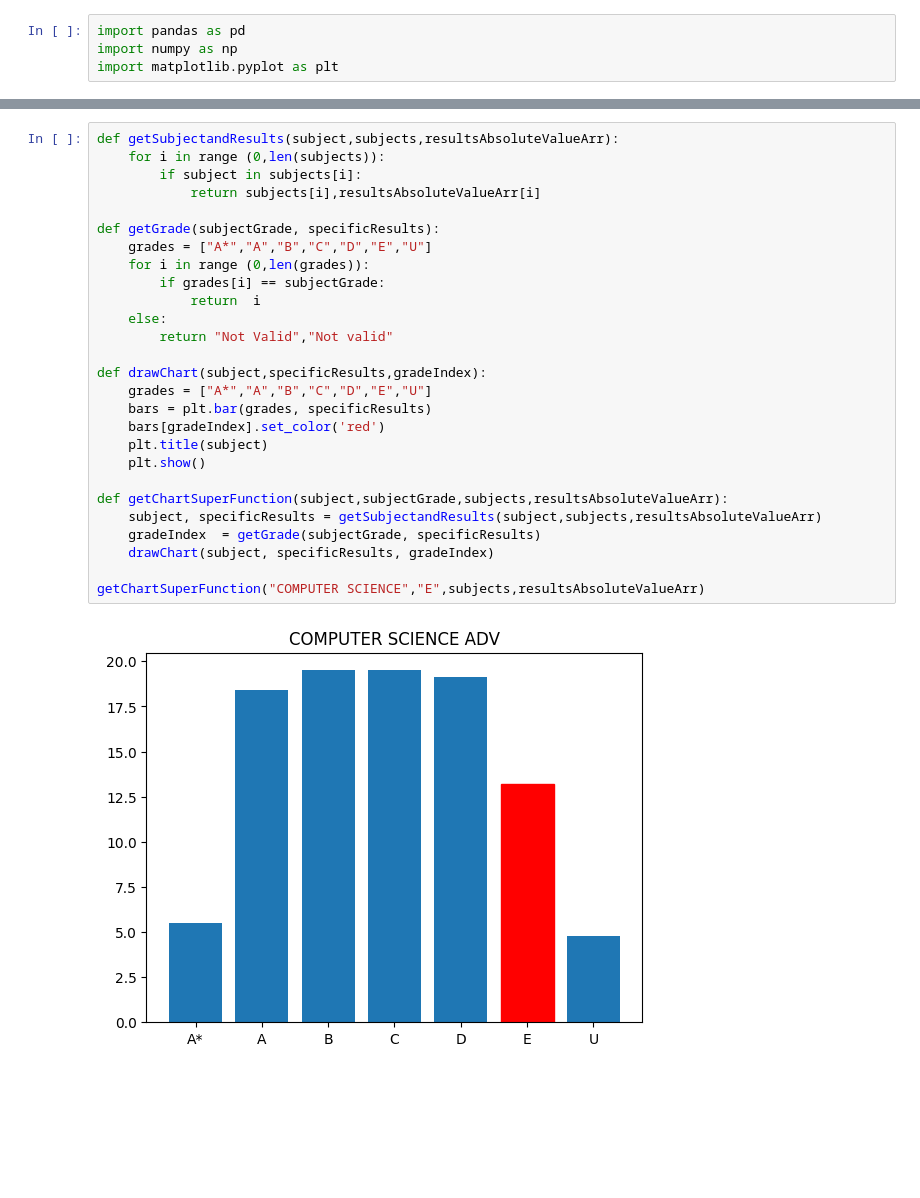
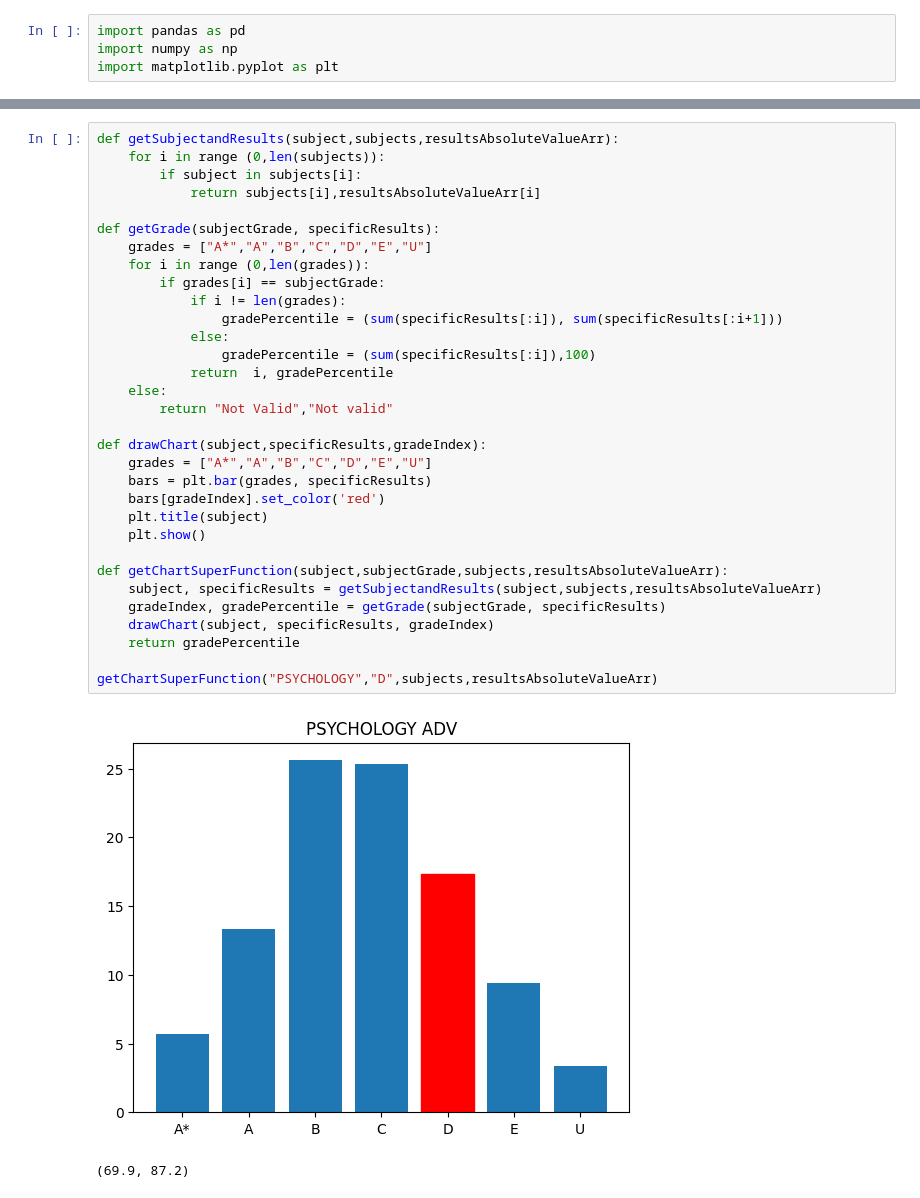
Before and after one commit to sad-sys/SadiqWork, a Jupyter notebook: sizeUPProduction.ipynb, the cells around one changed output, grey strips where cells are left out. Drawn from its saved outputs; the diff is of its cells as text; blank space fills up the shorter version.

Commit message:
Added grade percentile function, so people can tell where they are based on the grade

```diff
--- a/sizeUPProduction.ipynb
+++ b/sizeUPProduction.ipynb
@@ -108,29 +108,35 @@ resultsAbsoluteValueArr
 # %%
 def getSubjectandResults(subject,subjects,resultsAbsoluteValueArr):
     for i in range (0,len(subjects)):
         if subject in subjects[i]:
             return subjects[i],resultsAbsoluteValueArr[i]
 
 def getGrade(subjectGrade, specificResults):
     grades = ["A*","A","B","C","D","E","U"]
     for i in range (0,len(grades)):
         if grades[i] == subjectGrade:
-            return  i
+            if i != len(grades):
+                gradePercentile = (sum(specificResults[:i]), sum(specificResults[:i+1]))
+            else:
+                gradePercentile = (sum(specificResults[:i]),100)
+            return  i, gradePercentile
     else:
         return "Not Valid","Not valid"
 
 def drawChart(subject,specificResults,gradeIndex):
     grades = ["A*","A","B","C","D","E","U"]
     bars = plt.bar(grades, specificResults)
     bars[gradeIndex].set_color('red')
     plt.title(subject)
     plt.show()
 
 def getChartSuperFunction(subject,subjectGrade,subjects,resultsAbsoluteValueArr):
     subject, specificResults = getSubjectandResults(subject,subjects,resultsAbsoluteValueArr)
-    gradeIndex  = getGrade(subjectGrade, specificResults)
+    gradeIndex, gradePercentile = getGrade(subjectGrade, specificResults)
     drawChart(subject, specificResults, gradeIndex)
+    return gradePercentile
 
-getChartSuperFunction("COMPUTER SCIENCE","E",subjects,resultsAbsoluteValueArr)
+getChartSuperFunction("PSYCHOLOGY","D",subjects,resultsAbsoluteValueArr)
 # %% [output]
-[figure, old version]
+[figure, new version]
+(69.9, 87.2)
```
Also changed, not shown: 8 other files.
